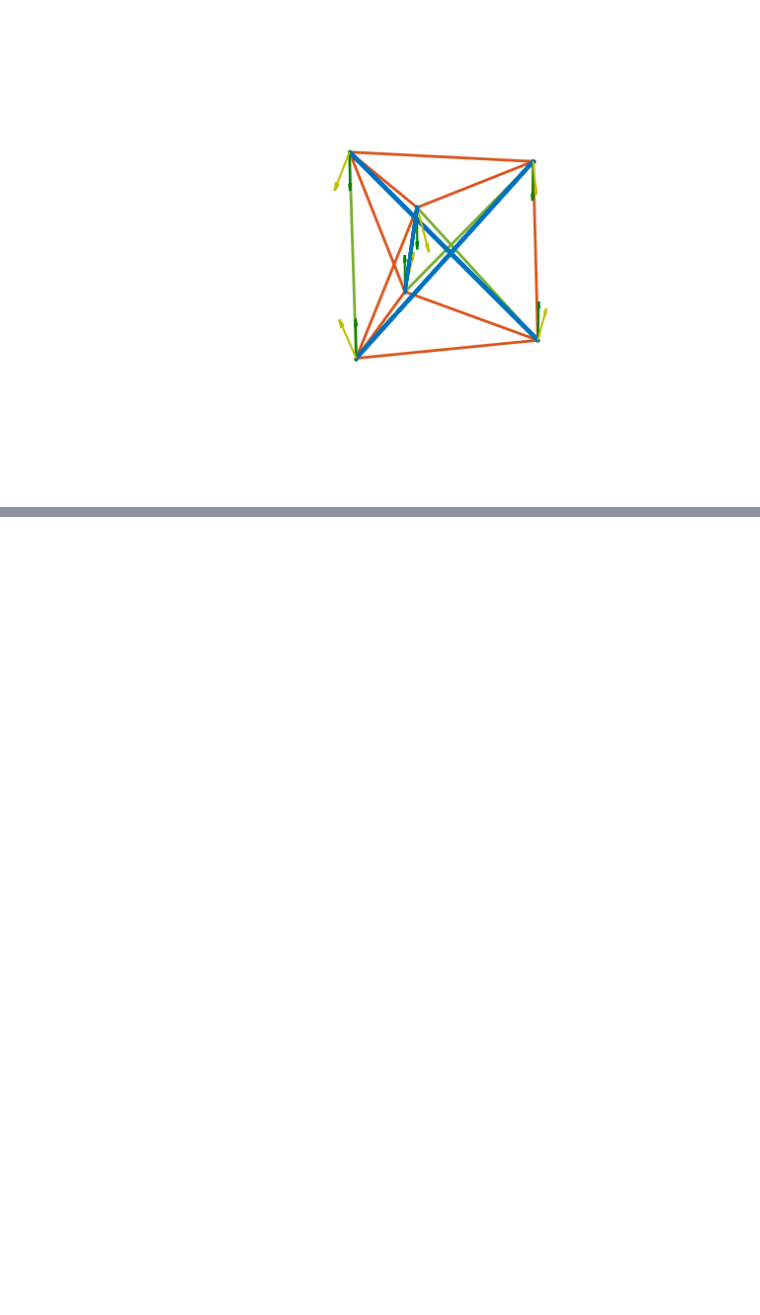
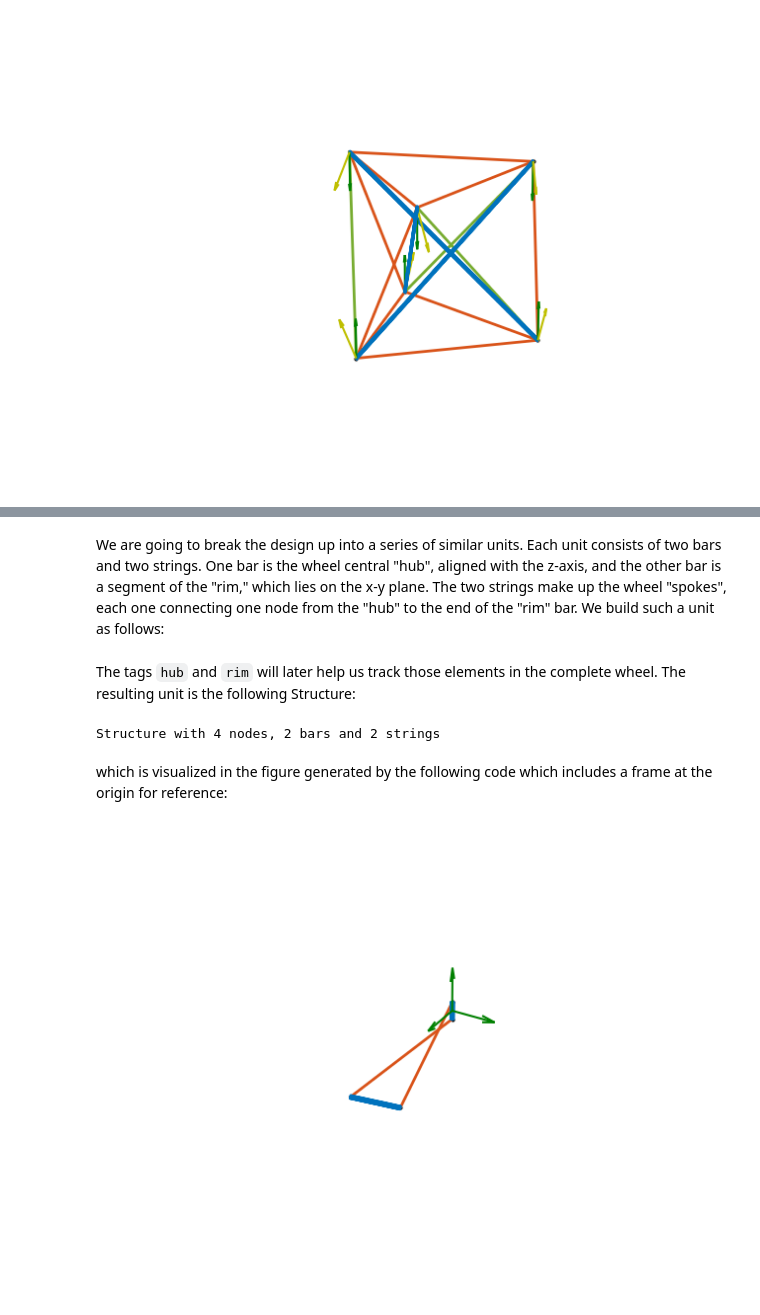
Before and after one commit to mcdeoliveira/tensegrity, a Jupyter notebook: examples/examples.ipynb, the cells around one changed output, grey strips where cells are left out. Saved outputs shown, nothing was run; the diff lists cells and outputs as text; code cells hidden in the pictures; blank space fills up the shorter version.

```diff
--- a/examples/examples.ipynb
+++ b/examples/examples.ipynb
@@ -214,0 +225,33 @@ plt.show()
+# %%
+r = 1
+h = .1
+n = 24
+# %% [markdown]
+We are going to break the design up into a series of similar units. Each unit consists of two bars and two strings. One bar is the wheel central "hub", aligned with the z-axis, and the other bar is a segment of the "rim," which lies on the x-y plane. The two strings make up the wheel "spokes", each one connecting one node from the "hub" to the end of the "rim" bar. We build such a unit as follows:
+# %%
+nodes = np.array([[0, 0, -h/2], [0, 0, h/2], [r, 0, 0], [r*np.cos(2*np.pi/n), r*np.sin(2*np.pi/n), 0]]).transpose()
+strings = np.array([[0, 2], [1, 3]]).transpose()
+bars = np.array([[0, 1], [2, 3]]).transpose()
+members = np.hstack((strings, bars))
+member_tags = {'hub': 2, 'rim': 3}
+# %% [markdown]
+The tags `hub` and `rim` will later help us track those elements in the complete wheel. The resulting unit is the following Structure:
+# %%
+from tnsgrt.structure import Structure
+unit = Structure(nodes, members, member_tags=member_tags, number_of_strings=strings.shape[1])
+unit
+# %% [output]
+Structure with 4 nodes, 2 bars and 2 strings
+# %% [markdown]
+which is visualized in the figure generated by the following code which includes a frame at the origin for reference:
+# %%
+plotter = MatplotlibPlotter()
+plotter.plot(unit)
+_, ax = plotter.get_handles()
+ax.view_init(elev=30, azim=30, roll=0)
+ax.quiver([0, 0, 0], [0, 0, 0], [0, 0, 0], [1/4, 0, 0], [0, 1/4, 0], [0, 0, 1/4], color='g')
+ax.axis('off')
+ax.axis('equal')
+plt.show()
+# %% [output]
+[figure, added]
```
Also changed, not shown: parts of 37 cells of this notebook, 34 other files.
